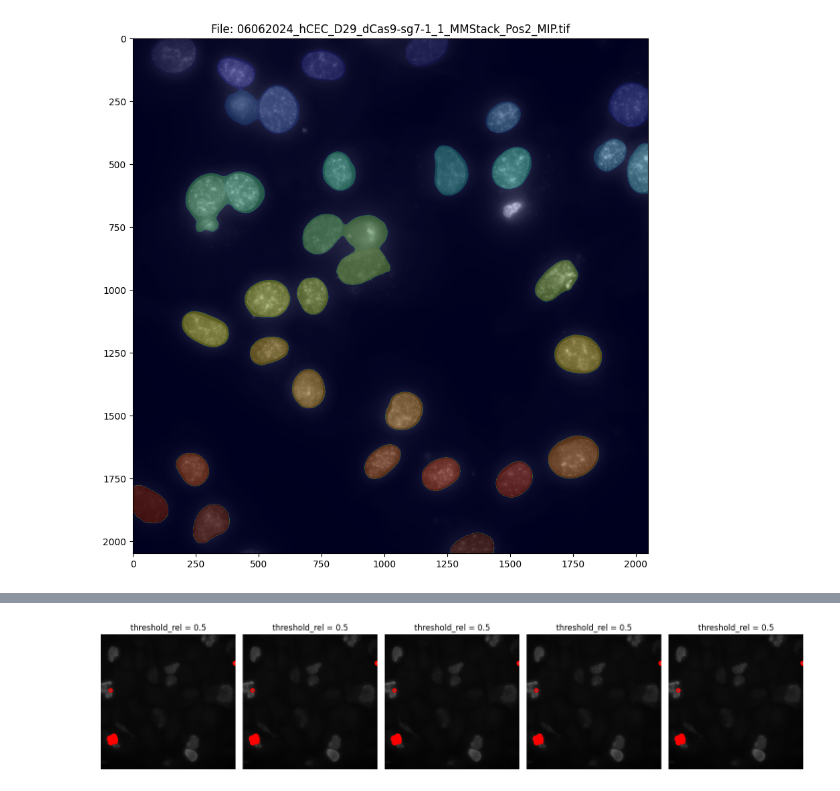
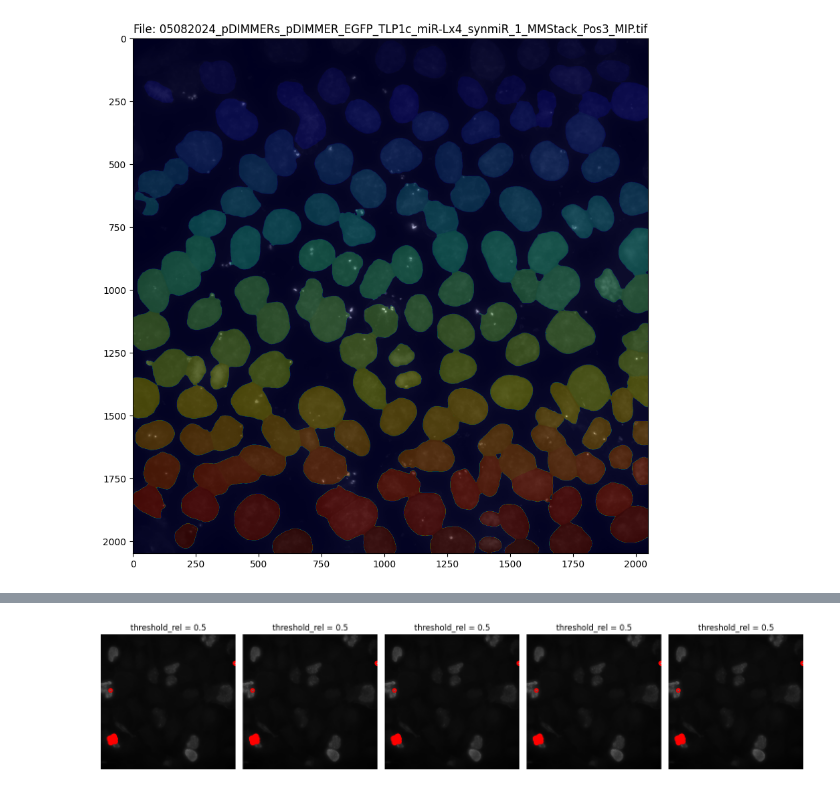
Before and after one commit to timotheelionnet/python_image-analysis, a Jupyter notebook: notebooks/img-explorer.ipynb, the cells around one changed output, grey strips where cells are left out. Saved outputs shown, nothing was run; the diff lists cells and outputs as text; code cells hidden in the pictures.

```diff
--- a/notebooks/img-explorer.ipynb
+++ b/notebooks/img-explorer.ipynb
@@ -25,12 +25,12 @@ logging.basicConfig(level=logging.INFO, format='%(asctime)s - %(levelname)s - %(
 # and segmentation masks for images in one experiment
 
 # Define the location of the file to read
-parent_directory = "/Users/nestor/Documents/NYU-ISG/shiny-fingers/server-temp/" # modify if needed
-experiment = "06062024_hCEC_D29_pre-seq" # this will be changed for each experiment
+parent_directory = "/Users/nestor/Documents/NYU-ISG/DIMMERs" # modify if needed
+experiment = "08052024_pDIMMERs" # this will be changed for each experiment
 
 # This dictionary defines the folders inside of "experiment" that contain each image type
 file_folders = {
-    "image": "MIPs/multi-channel/",
+    "image": "MIPs/MIPs_multichannel/",
     "mask_n": "segmentation-masks/nuclei_masks/",
     "mask_b": "segmentation-masks/background_masks/"
 }
@@ -39,6 +39,9 @@ file_folders = {
 all_images = {"image": [], "mask_n": [], "mask_b": []}
 file_names = {"image": [], "mask_n": [], "mask_b": []}
 errors = []  # List to store error messages
+
+# Load the function img_loadr()
+from load_files import img_loadr
 
 # Load files with parallel processing using img_loadr() from load_files.py
 with ThreadPoolExecutor(max_workers=4) as executor:  # Adjust the number of workers as needed
@@ -136,32 +139,32 @@ logging.info(f"Matched {len(matched_indices)} images with masks. Missing masks f
 # Overlay the corresponding mask on a channel (given as c) of a given image
 # to visually inspect
 
 # Specify the index of the image to check
 # and the channel to plot — remember CH1 for ImageJ but channel 0 for Python!
-image_index = 4 # Replace with the desired index
+image_index = 3 # Replace with the desired index
 c = 0 # remember the channel order in these images
 
 # Find the corresponding mask index
 # and define the image and mask pair
 mask_index = [pair[1] for pair in matched_indices if pair[0] == image_index][0]
 
 my_image = all_images['image'][image_index]
 image_file = file_names['image'][image_index]
 my_mask_n = all_images['mask_n'][mask_index]
 
 # Select the c channel
 channel_image = my_image[c, ...]
 
 # Overlay the mask on the rest of the image if they have the same dimensions
 if channel_image.shape != my_mask_n.shape:
     print("Warning: The image and mask sizes do not match. Please check your data.")
 else:
     overlay = np.ma.masked_where(my_mask_n == 0, my_mask_n)
     plt.figure(figsize=(10, 10))
     plt.imshow(channel_image, cmap='gray')  # Display the selected channel in grayscale
     plt.imshow(my_mask_n, cmap='jet', alpha=0.25)  # Overlay the mask with transparency
     plt.title(f'File: {image_file}')
     #plt.axis('off')  # Turn off axis labels
     plt.show()
 # %% [output]
-[figure, old version]
+[figure, new version]
```
Also changed, not shown: parts of 22 cells of this notebook.
